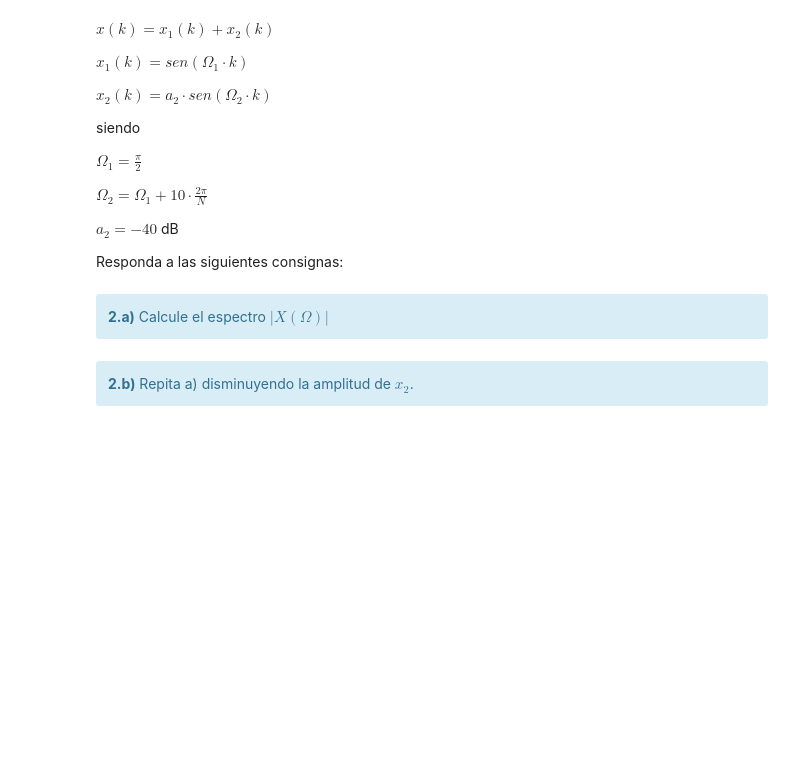
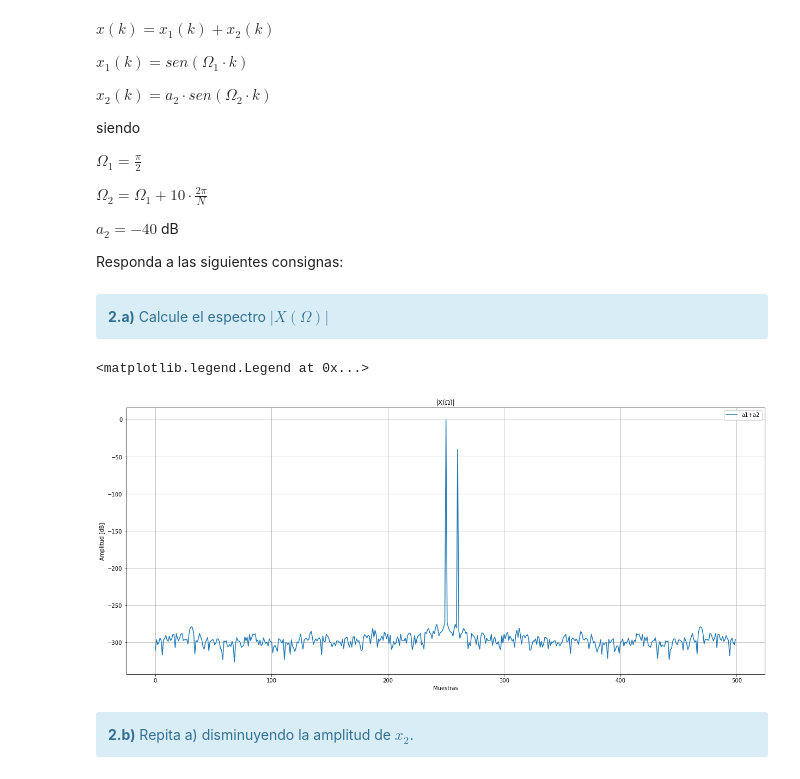
Before and after one commit to juansalvo94/2020_PDS_TP, a Jupyter notebook: TP2 - Ventanas.ipynb, the cells around one changed output. Saved outputs shown, nothing was run; the diff lists cells and outputs as text; code cells hidden in the pictures; blank space fills up the shorter version.

```diff
--- a/TP2 - Ventanas.ipynb
+++ b/TP2 - Ventanas.ipynb
@@ -284,3 +280,37 @@ Responda a las siguientes consignas:
+# %%
+##########################################
+# Acá podés generar los gráficos pedidos #
+##########################################
+
+N  = 1000 # muestras
+fs = 1000 # Hz
+p0 = 0 # radianes
+f1 = 250  # Hz ->500
+f2 = 260
+a1 = 1
+a2 = 0.01
+
+tt,xx1 = generador_senoidal(fs,f1,N,a1,p0)
+tt,xx2 = generador_senoidal(fs,f2,N,a2,p0)
+
+xx0 = xx1 + xx2
+
+ffta0 = np.abs(sci.fft.fft(xx0)*2/N)
+ffta0 = ffta0[0:xx0.size//2]
+ffta0 = 20*np.log10(ffta0)
+fft_eje = np.arange(0,N/2,(N/2)/ffta0.size)
+
+plt.figure(2,(21,9))
+plt.clf()
+plt.plot(fft_eje,ffta0,label='a1+a2')
+plt.title('|X(Ω)|' )
+plt.xlabel('Muestras')
+plt.ylabel('Amplitud [dB]')
+plt.grid(which='both', axis='both')
+plt.legend()
+# %% [output]
+<matplotlib.legend.Legend at 0x...>
+[figure, added]
 # %% [markdown]
 <div class="alert alert-block alert-info">
 <b>2.b)</b> Repita a) disminuyendo la amplitud de $x_2$.
```
Also changed, not shown: parts of 2 cells of this notebook, 1 other file.
